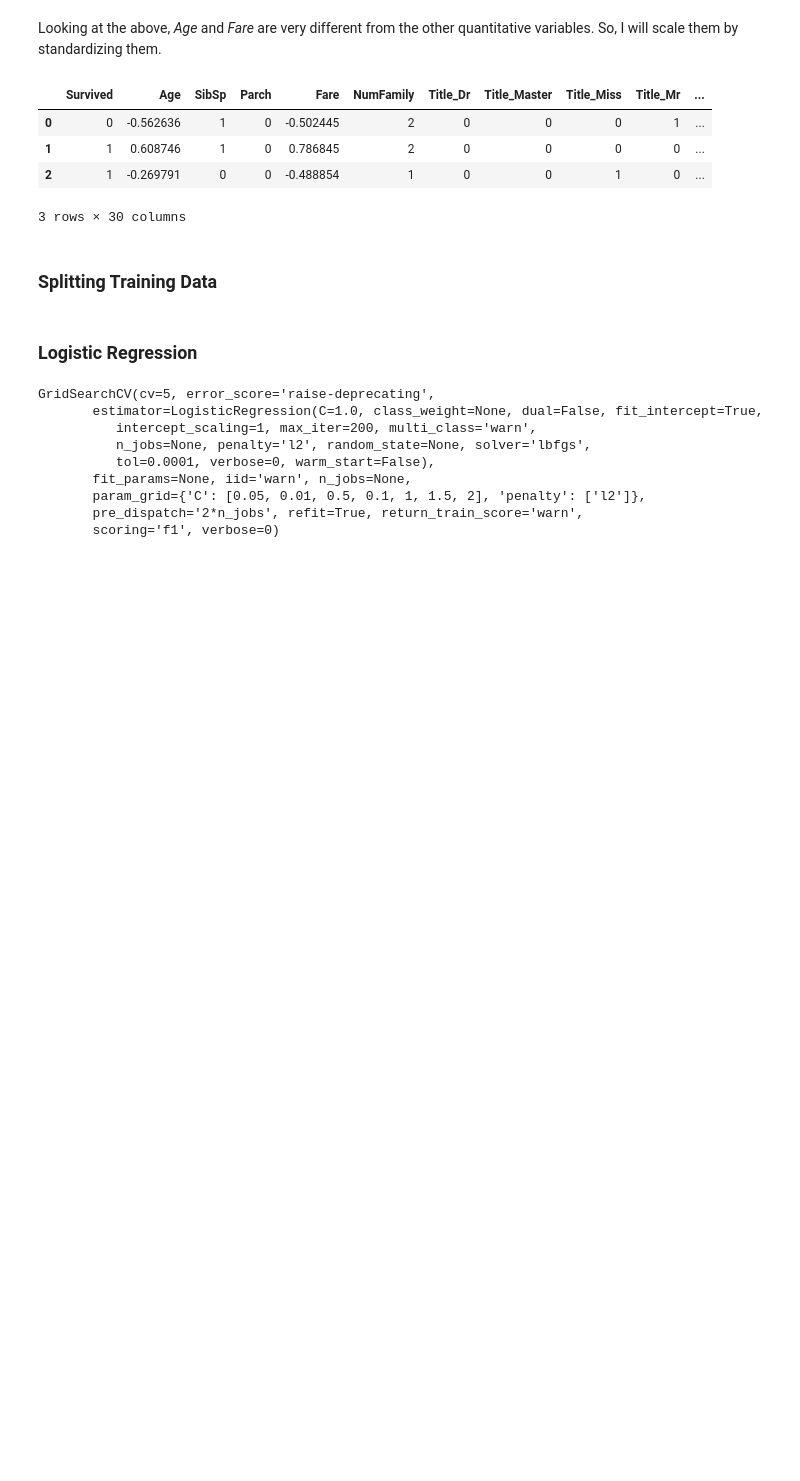
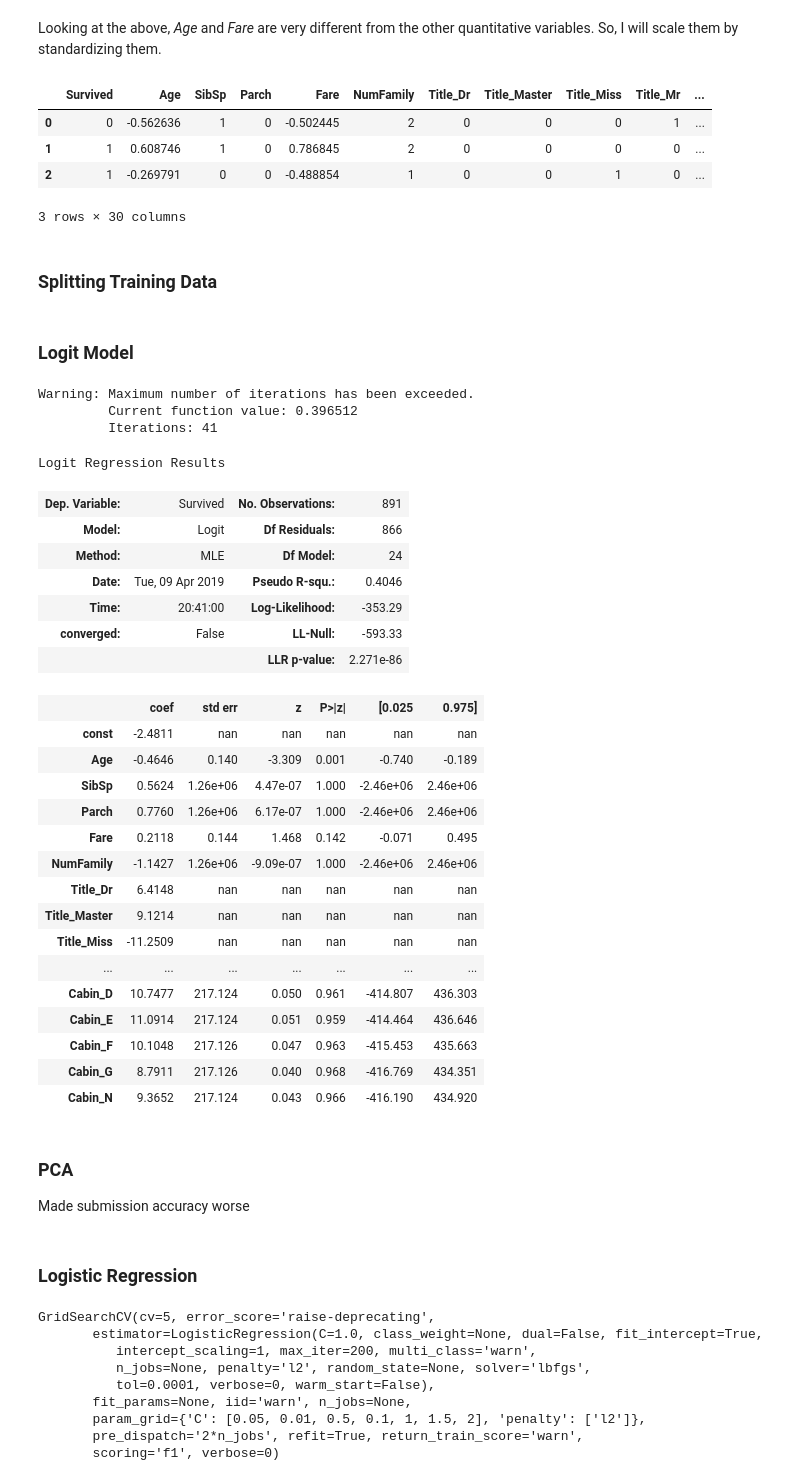
Before and after one commit to philliplagoc/Kaggle-Titanic, a Jupyter notebook: Titanic!.ipynb, the cells around one changed output. Cells and saved outputs as stored; diff of their text form; code cells hidden in the pictures; blank space fills up the shorter version.

```diff
--- a/Titanic!.ipynb
+++ b/Titanic!.ipynb
@@ -562,3 +525,43 @@ test = shuffle(test)
 # %%
 X = train.iloc[:, 1:]
 y = train.Survived
+# %% [markdown]
+### Logit Model
+# %%
+import statsmodels.api as sm
+
+logit = sm.Logit(y, sm.add_constant(X))
+results = logit.fit(maxiter = 41)
+results.summary()
+# %% [output]
+Warning: Maximum number of iterations has been exceeded.
+         Current function value: 0.396512
+         Iterations: 41
+Logit Regression Results
+| Dep. Variable: | Survived | No. Observations: | 891 |
+| Model: | Logit | Df Residuals: | 866 |
+| Method: | MLE | Df Model: | 24 |
+| Date: | Tue, 09 Apr 2019 | Pseudo R-squ.: | 0.4046 |
+| Time: | 20:41:00 | Log-Likelihood: | -353.29 |
+| converged: | False | LL-Null: | -593.33 |
+|  |  | LLR p-value: | 2.271e-86 |
+|  | coef | std err | z | P>|z| | [0.025 | 0.975] |
+| const | -2.4811 | nan | nan | nan | nan | nan |
+| Age | -0.4646 | 0.140 | -3.309 | 0.001 | -0.740 | -0.189 |
+| SibSp | 0.5624 | 1.26e+06 | 4.47e-07 | 1.000 | -2.46e+06 | 2.46e+06 |
+| Parch | 0.7760 | 1.26e+06 | 6.17e-07 | 1.000 | -2.46e+06 | 2.46e+06 |
+| Fare | 0.2118 | 0.144 | 1.468 | 0.142 | -0.071 | 0.495 |
+| NumFamily | -1.1427 | 1.26e+06 | -9.09e-07 | 1.000 | -2.46e+06 | 2.46e+06 |
+| Title_Dr | 6.4148 | nan | nan | nan | nan | nan |
+| Title_Master | 9.1214 | nan | nan | nan | nan | nan |
+| Title_Miss | -11.2509 | nan | nan | nan | nan | nan |
+| ... | ... | ... | ... | ... | ... | ... |
+| Cabin_D | 10.7477 | 217.124 | 0.050 | 0.961 | -414.807 | 436.303 |
+| Cabin_E | 11.0914 | 217.124 | 0.051 | 0.959 | -414.464 | 436.646 |
+| Cabin_F | 10.1048 | 217.126 | 0.047 | 0.963 | -415.453 | 435.663 |
+| Cabin_G | 8.7911 | 217.126 | 0.040 | 0.968 | -416.769 | 434.351 |
+| Cabin_N | 9.3652 | 217.124 | 0.043 | 0.966 | -416.190 | 434.920 |
+# %% [markdown]
+### PCA
+
+Made submission accuracy worse
```
Also changed, not shown: parts of 31 cells of this notebook, 1 other file.
